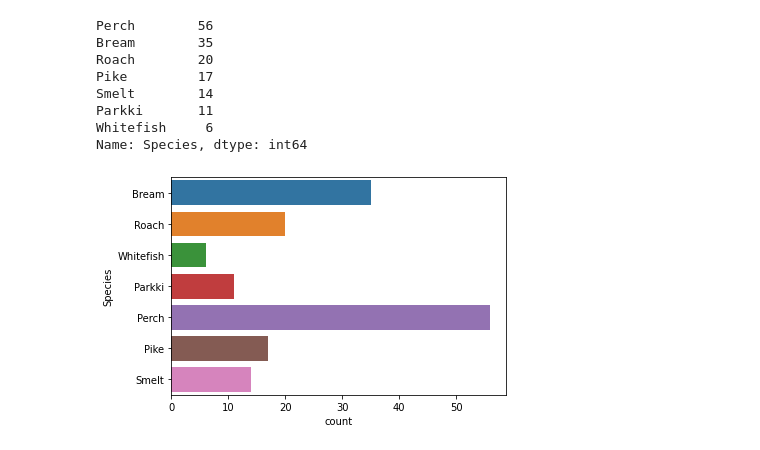
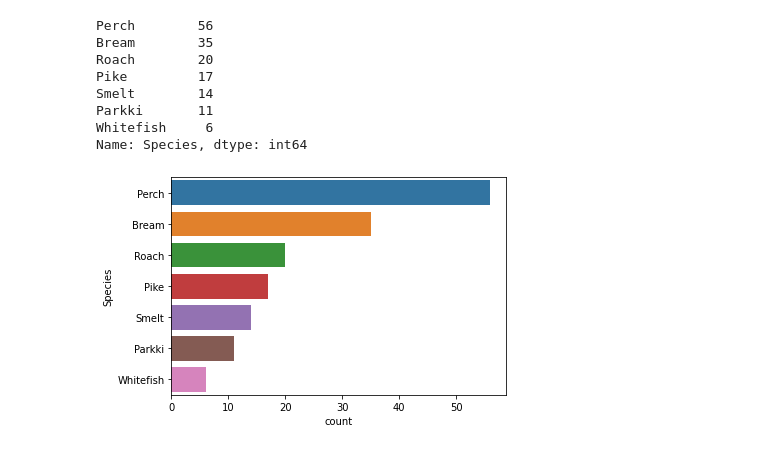
Before and after one commit to JakeOh/202208_itw_java134_lab_python, a Jupyter notebook: ml02_knn.ipynb, the cells around one changed output. Saved outputs shown, nothing was run; the diff lists cells and outputs as text; code cells hidden in the pictures.

```diff
--- a/ml02_knn.ipynb
+++ b/ml02_knn.ipynb
@@ -74,7 +74,8 @@ Parkki       11
 Whitefish     6
 Name: Species, dtype: int64
 # %%
-sns.countplot(data=fish_df, y='Species')
+sns.countplot(data=fish_df, y='Species',
+              order=fish_df.Species.value_counts().index)
 plt.show()
 # %% [output]
-[figure, old version]
+[figure, new version]
```
Also changed, not shown: parts of 9 cells of this notebook.
